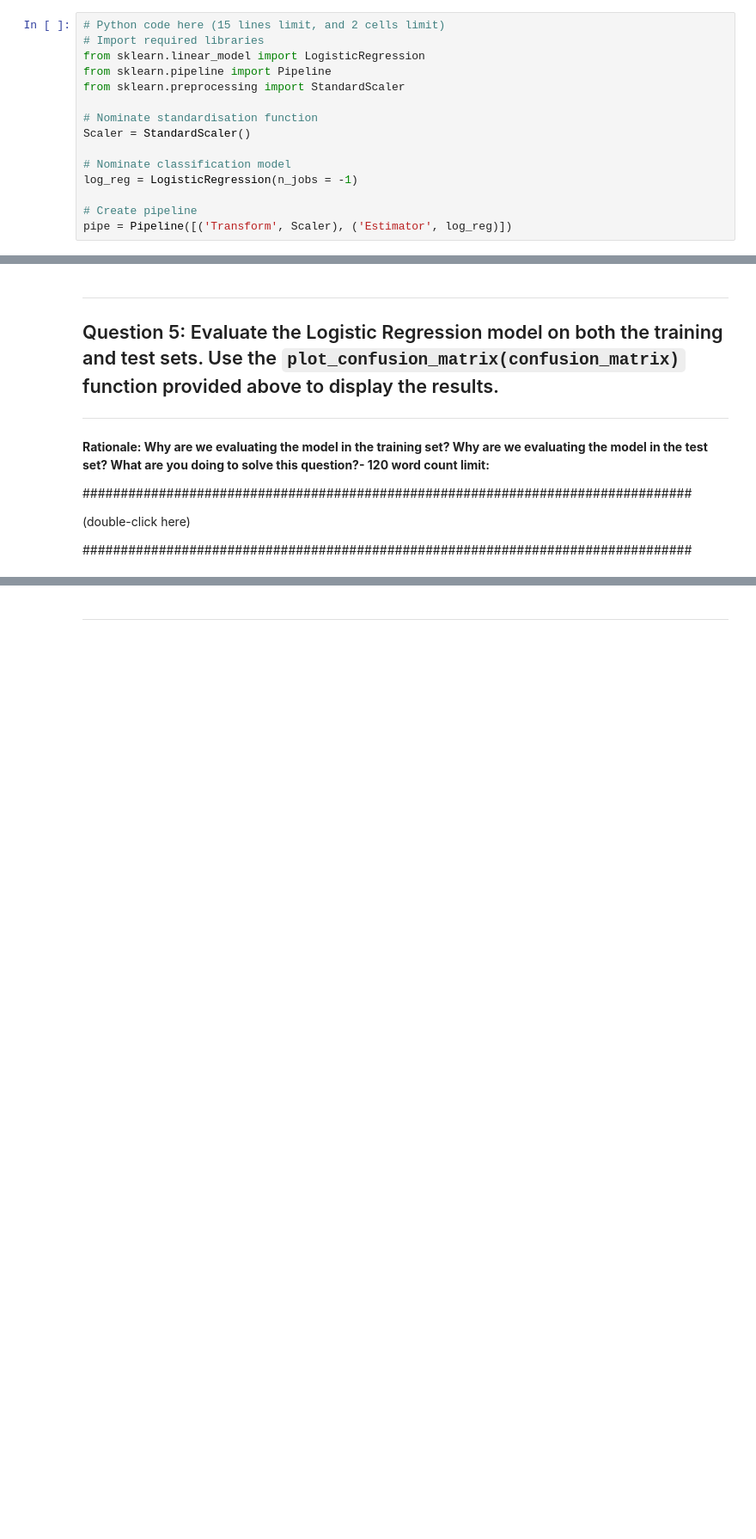
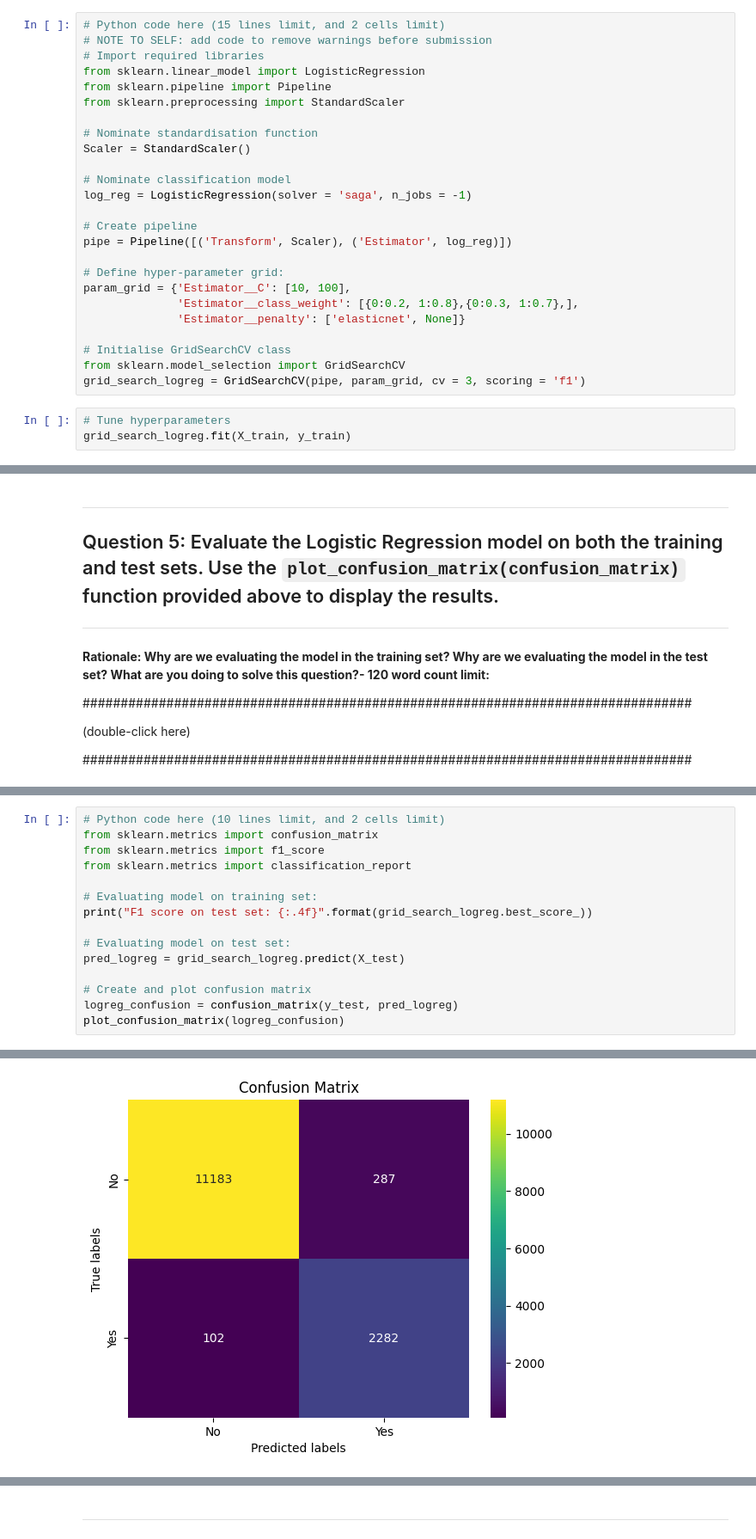
Before and after one commit to IvanaDeng/GitPrac, a Jupyter notebook: FA_NamesSurnames.ipynb, the cells around one changed output, grey strips where cells are left out. Shown at 86% size. Drawn from its saved outputs; the diff is of its cells as text; blank space fills up the shorter version.

```diff
--- a/FA_NamesSurnames.ipynb
+++ b/FA_NamesSurnames.ipynb
@@ -443,6 +443,7 @@ l
 ################################################################################
 # %%
 # Python code here (15 lines limit, and 2 cells limit)
+# NOTE TO SELF: add code to remove warnings before submission
 # Import required libraries
 from sklearn.linear_model import LogisticRegression
 from sklearn.pipeline import Pipeline
@@ -452,7 +453,19 @@ from sklearn.preprocessing import StandardScaler
 Scaler = StandardScaler()
 
 # Nominate classification model
-log_reg = LogisticRegression(n_jobs = -1)
+log_reg = LogisticRegression(solver = 'saga', n_jobs = -1)
 
 # Create pipeline
 pipe = Pipeline([('Transform', Scaler), ('Estimator', log_reg)])
+
+# Define hyper-parameter grid:
+param_grid = {'Estimator__C': [10, 100],
+              'Estimator__class_weight': [{0:0.2, 1:0.8},{0:0.3, 1:0.7},],
+              'Estimator__penalty': ['elasticnet', None]}
+
+# Initialise GridSearchCV class
+from sklearn.model_selection import GridSearchCV
+grid_search_logreg = GridSearchCV(pipe, param_grid, cv = 3, scoring = 'f1')
+# %%
+# Tune hyperparameters
+grid_search_logreg.fit(X_train, y_train)
@@ -478,0 +497,16 @@ pipe = Pipeline([('Transform', Scaler), ('Estimator', log_reg)])
+# %%
+# Python code here (10 lines limit, and 2 cells limit)
+from sklearn.metrics import confusion_matrix
+from sklearn.metrics import f1_score
+from sklearn.metrics import classification_report
+
+# Evaluating model on training set:
+print("F1 score on test set: {:.4f}".format(grid_search_logreg.best_score_))
+
+# Evaluating model on test set:
+pred_logreg = grid_search_logreg.predict(X_test)
+
+# Create and plot confusion matrix
+logreg_confusion = confusion_matrix(y_test, pred_logreg)
+plot_confusion_matrix(logreg_confusion)
+# %% [output]
@@ -478,0 +522 @@ pipe = Pipeline([('Transform', Scaler), ('Estimator', log_reg)])
+[figure, added]
```
Also changed, not shown: parts of 7 cells of this notebook.
